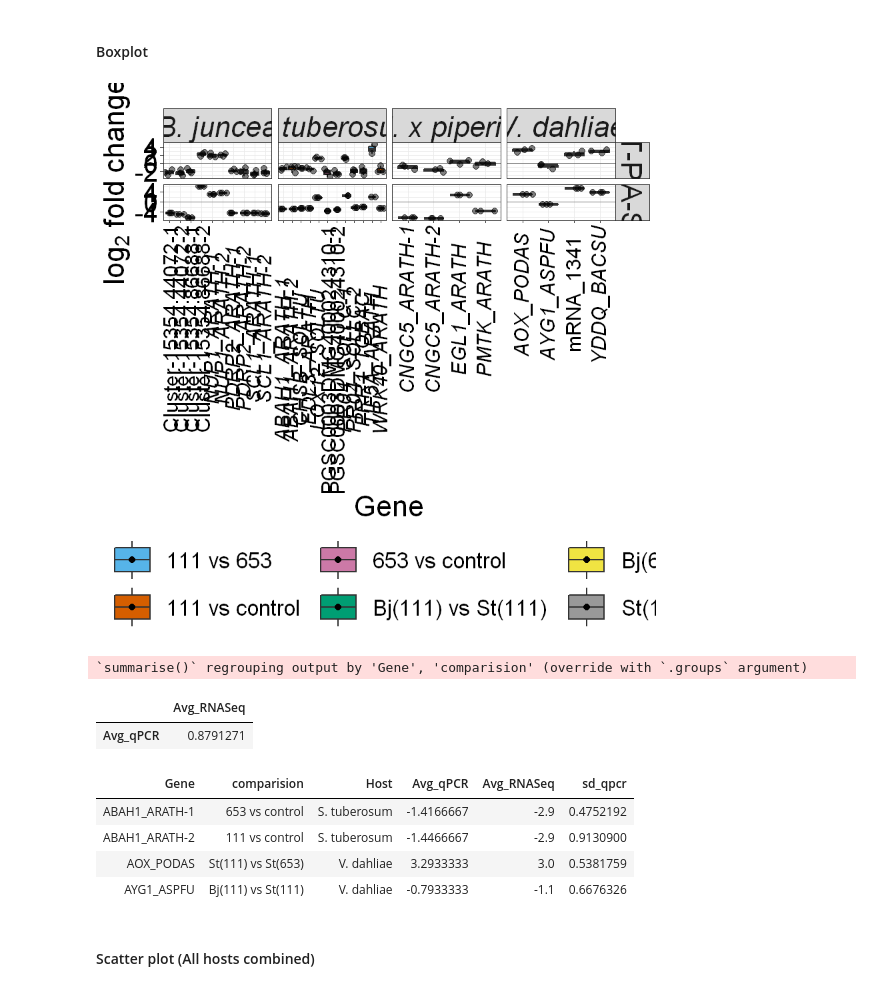
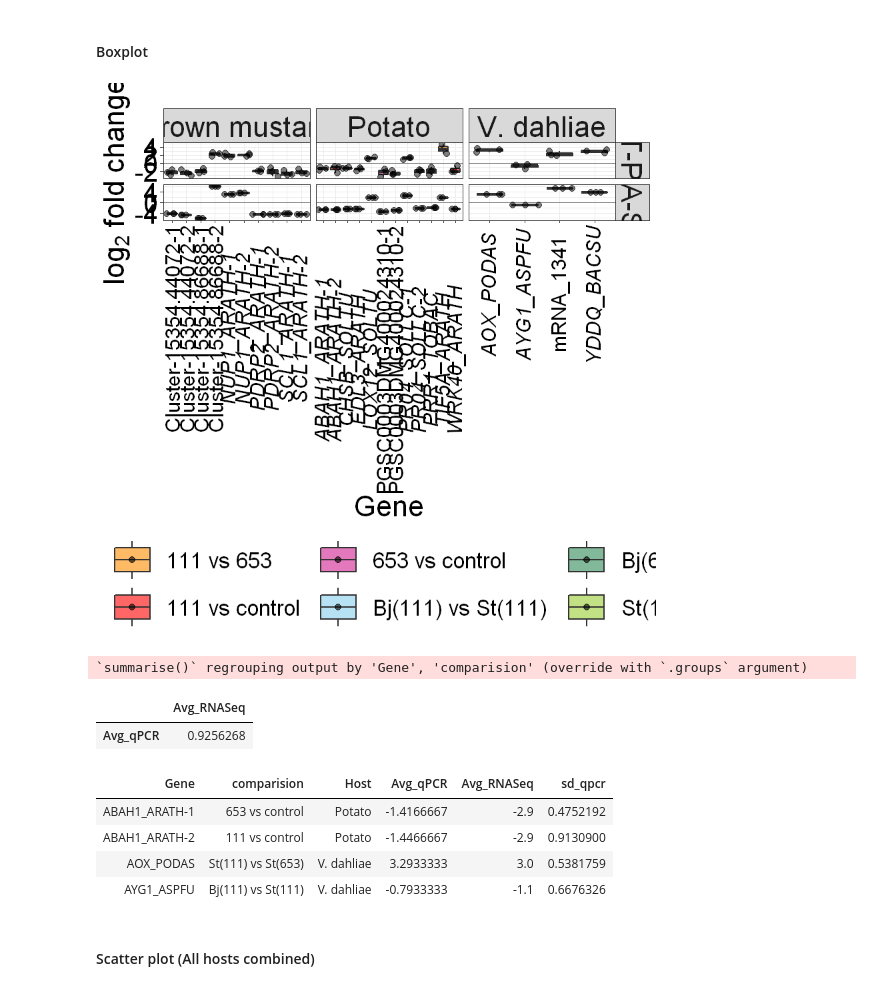
Before and after one commit to gcsudha/RNA-seq, a Jupyter notebook: Validation project/Data and Script/TranscriptomicsValidation.ipynb, the cells around one changed output. Saved outputs shown, nothing was run; the diff lists cells and outputs as text; code cells hidden in the pictures.

```diff
--- a/Validation project/Data and Script/TranscriptomicsValidation.ipynb
+++ b/Validation project/Data and Script/TranscriptomicsValidation.ipynb
@@ -113,7 +113,7 @@ str(df)
 df$Replication <- as.factor(df$Replication)#change numeric data to factor
 df$qPCR <- as.numeric(as.character(df$qPCR))#change factor to numeric
 df$Host <- factor(df$Host, levels= c('Brassica juncea','Solanum tuberosum', 'Mentha x piperita','Verticillium dahliae'),
-                 labels = c('B. juncea', 'S. tuberosum', 'M. x piperita', 'V. dahliae'))
+                 labels = c('Brown mustard', 'Potato', 'Mint', 'V. dahliae'))
 # %% [output]
 Warning message in eval(expr, envir, enclos):
 "NAs introduced by coercion"
@@ -145,3 +145,6 @@ df$Gene <- gsub('St_', '', df$Gene)
 df$Gene <- gsub('Bj_', '', df$Gene)
 df$Gene <- gsub('Vd_', '', df$Gene)
 df$Gene <- gsub('Mp_', '', df$Gene)
+# %%
+df<- df[!df$Host == 'Mint', ]# subset mustard, verticillim and potato
+dim(df)
@@ -148,3 +153,13 @@ df$Gene <- gsub('Mp_', '', df$Gene)
+# %%
+Genes_only_1 = c('Cluster-15354.44072-1','Cluster-15354.44072-2','Cluster-15354.86688-1','Cluster-15354.86688-2','NUP1_ARATH-1', 'NUP1_ARATH-2',
+'PDRP2_ARATH-1','PDRP2_ARATH-2','SCL1_ARATH-1','SCL1_ARATH-2','ABAH1_ARATH-1','ABAH1_ARATH-2',
+'CHSB_SOLTU','EDL3_ARATH','LOX12_SOLTU','PGSC0003DMG400024310-1','PGSC0003DMG400024310-2', 'PR04_SOLLC-1','PR04_SOLLC-2',
+'PRR1_TOBAC','TIF5A_ARATH','WRK40_ARATH','AOX_PODAS','AYG1_ASPFU', 'mRNA_1341','YDDQ_BACSU')
+# %%
+x_labs_1 = expression('Cluster-15354.44072-1','Cluster-15354.44072-2','Cluster-15354.86688-1','Cluster-15354.86688-2',italic('NUP1_ARATH-1'),italic('NUP1_ARATH-2'),
+italic('PDRP2_ARATH-1'),italic('PDRP2_ARATH-2'),italic('SCL1_ARATH-1'),italic('SCL1_ARATH-2'),italic('ABAH1_ARATH-1'),italic('ABAH1_ARATH-2'),
+italic('CHSB_SOLTU'),italic('EDL3_ARATH'),italic('LOX12_SOLTU'),'PGSC0003DMG400024310-1','PGSC0003DMG400024310-2', italic('PR04_SOLLC-1'),italic('PR04_SOLLC-2'),
+italic('PRR1_TOBAC'),italic('TIF5A_ARATH'),italic('WRK40_ARATH'),italic('AOX_PODAS'),italic('AYG1_ASPFU'), 'mRNA_1341',italic('YDDQ_BACSU'))
 # %% [markdown]
 **Gather data to longer format**
 # %%
@@ -189,27 +193,27 @@ italic('AOX_PODAS'),italic('AYG1_ASPFU'), 'mRNA_1341',italic('YDDQ_BACSU'))
 # %%
 #tiff('Boxplot.tiff',width=17,height=14,units='in',res=300)
 Boxplot = ggplot(df1, aes(x= Gene, y= foldchange, fill = comparision))+
-    geom_boxplot(aes(fill =comparision),alpha=1,lwd=0.6)+geom_hline(yintercept = 0, alpha = 0.5)+
+    geom_boxplot(aes(fill =comparision),alpha=0.6,lwd=0.6)+geom_hline(yintercept = 0, alpha = 0.5)+
     geom_jitter(size=4,pch=20,alpha = 0.5)+
-    theme_bw()+scale_x_discrete('Gene', labels = x_labs, breaks = Genes_only )+
-    scale_fill_manual(values = c("#56B4E9","#D55E00","#CC79A7","#009E73","#F0E442","#999999"))+
+    theme_bw()+scale_x_discrete('Gene', labels = x_labs_1, breaks = Genes_only_1 )+
+    scale_fill_manual(values = c('darkorange', 'red1', 'violetred', 'skyblue', 'seagreen', 'yellowgreen'))+
     facet_grid(method~Host, scales ='free', labeller = labeller (method =method.labs))+
     labs(title ='', x = 'Gene', y =expression(log[2]~fold~change))+
     theme(axis.title.x= element_text(size =26, color ='black'),
     axis.title.y = element_text(size =26, color ='black'),
     axis.text.x = element_text(vjust =0.5, size =18,angle =90,color = 'black'),
     axis.text.y = element_text(size =24, color = 'black'),
-    strip.text.x = element_text(size = 26, face = 'italic'),
+    strip.text.x = element_text(size = 26),
     strip.text.y = element_text(size = 26),
     legend.text = element_text(size =20),
     legend.title = element_text(size =20),
     legend.key.size = unit(1.5, 'cm'))+
     theme(legend.position="bottom")+
-    guides(fill = guide_legend('Comparision', override.aes = list(alpha =1)))
+    guides(fill = guide_legend('Comparision', override.aes = list(alpha =0.6)))
 Boxplot
 #dev.off()
 # %% [output]
-[figure, old version]
+[figure, new version]
 # %%
 df_summary <- df %>%
                 group_by (Gene, comparision, Host) %>%
@@ -222,13 +226,13 @@ cor(x=df_summary[,4], y=df_summary[,5])#correlation coefficient
 # %% [output]
 `summarise()` regrouping output by 'Gene', 'comparision' (override with `.groups` argument)
 |  | Avg_RNASeq |
-| Avg_qPCR | 0.8791271 |
+| Avg_qPCR | 0.9256268 |
 # %%
 head(df_summary,4)
 # %% [output]
 | Gene | comparision | Host | Avg_qPCR | Avg_RNASeq | sd_qpcr |
-| ABAH1_ARATH-1 | 653 vs control | S. tuberosum | -1.4166667 | -2.9 | 0.4752192 |
-| ABAH1_ARATH-2 | 111 vs control | S. tuberosum | -1.4466667 | -2.9 | 0.9130900 |
+| ABAH1_ARATH-1 | 653 vs control | Potato | -1.4166667 | -2.9 | 0.4752192 |
+| ABAH1_ARATH-2 | 111 vs control | Potato | -1.4466667 | -2.9 | 0.9130900 |
 | AOX_PODAS | St(111) vs St(653) | V. dahliae | 3.2933333 | 3.0 | 0.5381759 |
 | AYG1_ASPFU | Bj(111) vs St(111) | V. dahliae | -0.7933333 | -1.1 | 0.6676326 |
 # %% [markdown]
```
Also changed, not shown: parts of 13 cells of this notebook, 4 other files.
